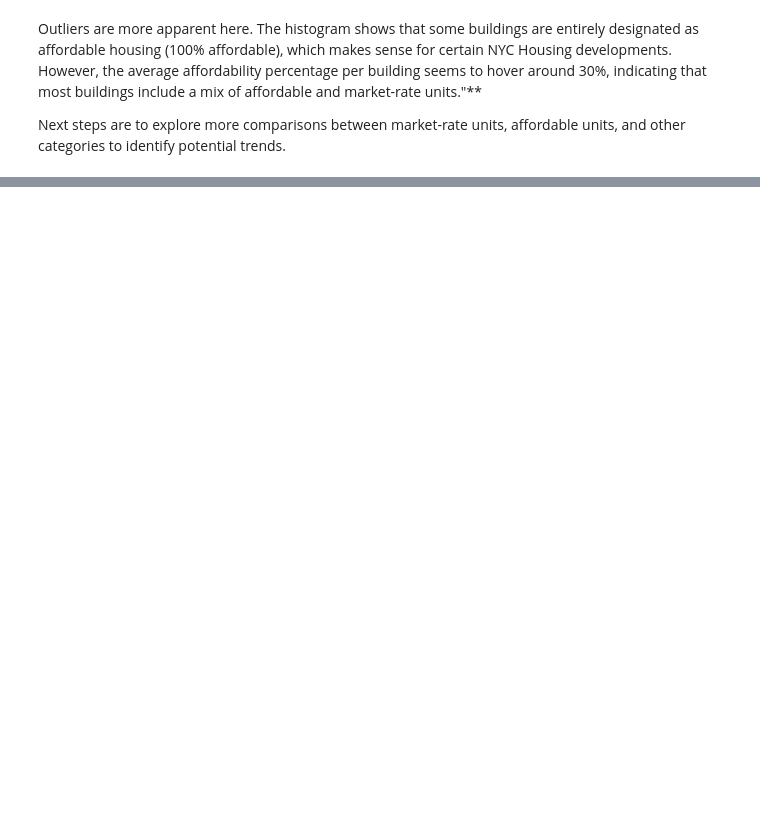
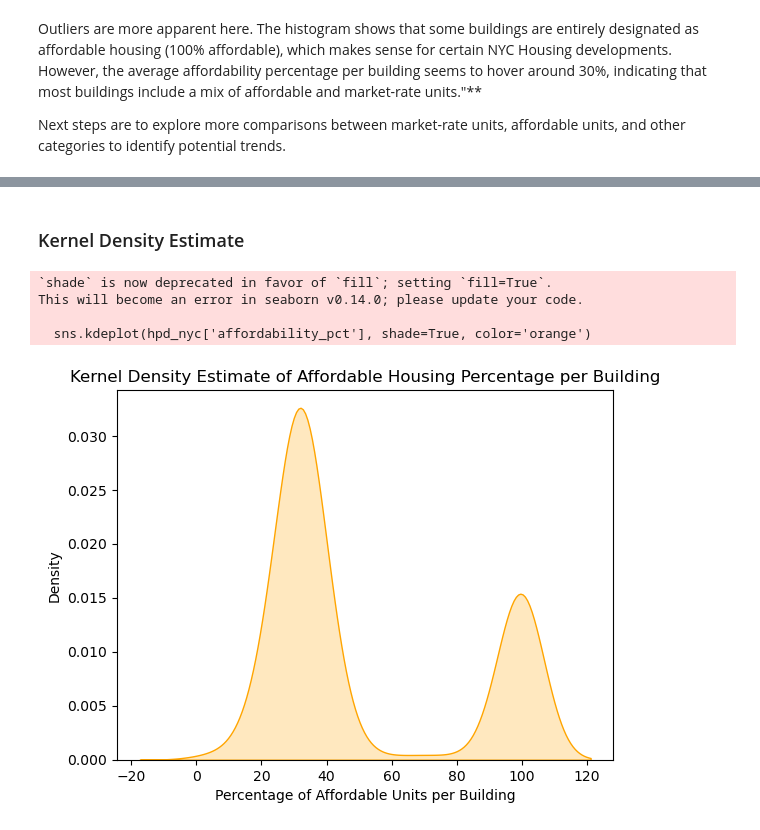
Before and after one commit to josuesimon/Phase1_Portfolio, a Jupyter notebook: Notebooks/angeneris_eda.ipynb, the cells around one changed output, grey strips where cells are left out. Drawn from its saved outputs; the diff is of its cells as text; code cells hidden in the pictures; blank space fills up the shorter version.

```diff
--- a/Notebooks/angeneris_eda.ipynb
+++ b/Notebooks/angeneris_eda.ipynb
@@ -129,0 +149,18 @@ Next steps are to explore more comparisons between market-rate units, affordable
+# %% [markdown]
+### Kernel Density Estimate
+# %%
+import seaborn as sns
+
+sns.kdeplot(hpd_nyc['affordability_pct'], shade=True, color='orange')
+
+plt.xlabel("Percentage of Affordable Units per Building")
+plt.ylabel("Density")
+plt.title("Kernel Density Estimate of Affordable Housing Percentage per Building")
+
+plt.show()
+# %% [output]
+`shade` is now deprecated in favor of `fill`; setting `fill=True`.
+This will become an error in seaborn v0.14.0; please update your code.
+
+  sns.kdeplot(hpd_nyc['affordability_pct'], shade=True, color='orange')
+[figure, added]
```
Also changed, not shown: parts of 3 cells of this notebook.
